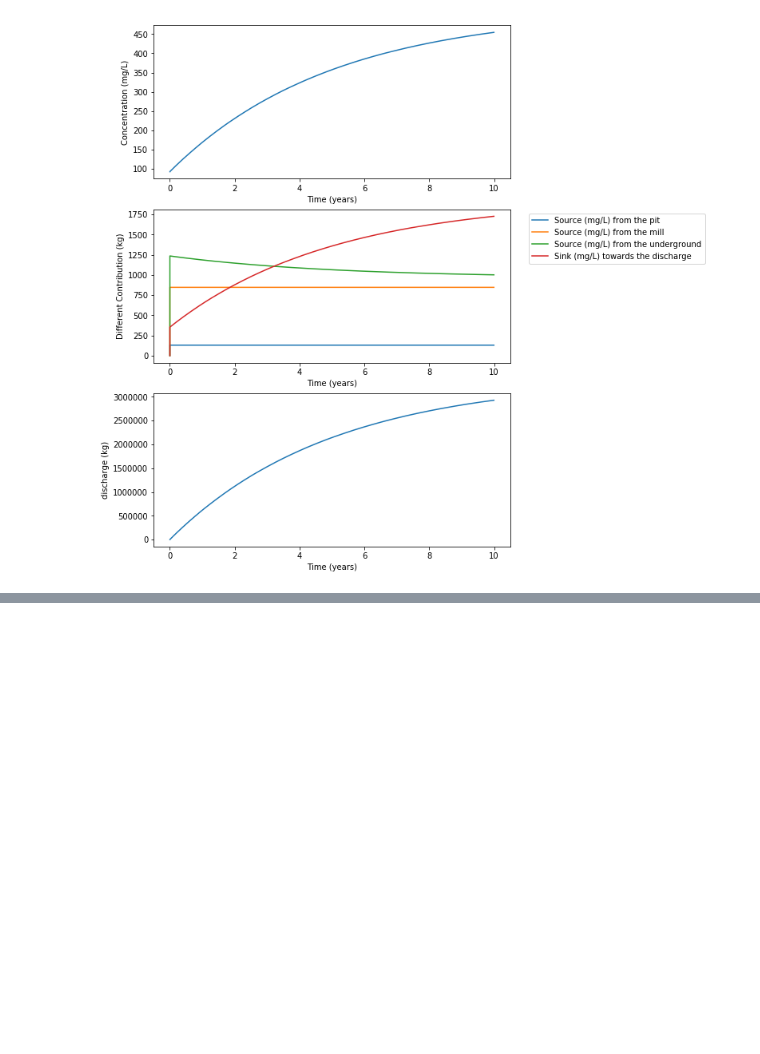
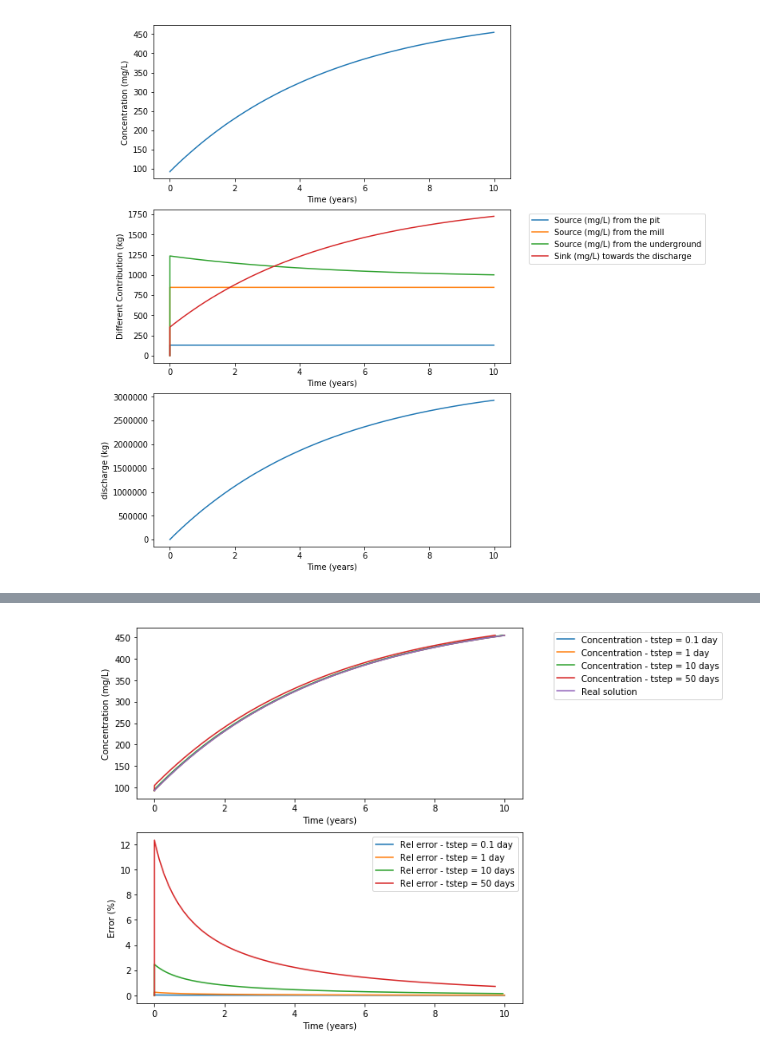
Before and after one commit to phaustin/e213_2019, a Jupyter notebook: tmf_assignment_ns.ipynb, the cells around one changed output, grey strips where cells are left out. Saved outputs shown, nothing was run; the diff lists cells and outputs as text; code cells hidden in the pictures; blank space fills up the shorter version.

```diff
--- a/tmf_assignment_ns.ipynb
+++ b/tmf_assignment_ns.ipynb
@@ -359,0 +443,91 @@ which is a 1$^{st}$ order linear ODE.
+# %%
+## First timestep = 0.1 day
+n = 10*365*Tf
+dt = 0.1*Seconds_in_a_day
+m1 = np.zeros(n, float)
+c1 = np.zeros(n, float)
+time1 = np.zeros(n,float)
+error1 = np.zeros(n,float)
+m1[0] = m0
+c1[0] = c0
+
+for i in range(n - 1):
+    S_pit = Q_pit*c_pit
+    S_mill = Q_mill*c_mill
+    S_dis = Q_dis*c1[i]
+    S_pore = Area*k*(c_pore-c1[i])
+
+    m1[i+1] = m1[i] + (S_pore + S_pit + S_mill - S_dis)*dt
+    c1[i+1] = m1[i+1]/V0
+    time1[i+1] = i*0.1/365 #time in years
+    c_real_t = c_inf + (c0-c_inf)*math.exp(-lam*time1[i+1]*24*3600*365)
+    error1[i+1] = (c1[i+1]-c_real_t)/c_real_t
+
+## Second timestep = 10 day
+n = int(365/10*Tf)
+dt = 10*Seconds_in_a_day
+m2 = np.zeros(n, float)
+c2 = np.zeros(n, float)
+error2 = np.zeros(n,float)
+time2 = np.zeros(n,float)
+m2[0] = m0
+c2[0] = c0
+
+for i in range(n - 1):
+    S_pit = Q_pit*c_pit
+    S_mill = Q_mill*c_mill
+    S_dis = Q_dis*c2[i]
+    S_pore = Area*k*(c_pore-c2[i])
+
+    m2[i+1] = m2[i] + (S_pore + S_pit + S_mill - S_dis)*dt
+    c2[i+1] = m2[i+1]/V0
+    time2[i+1] = i*10/365 #time in years
+    c_real_t = c_inf + (c0-c_inf)*math.exp(-lam*time2[i+1]*24*3600*365)
+    error2[i+1] = (c2[i+1]-c_real_t)/c_real_t
+
+## Third timestep = 50 day
+n = int(365/50*Tf)
+dt = 50*Seconds_in_a_day
+m3 = np.zeros(n, float)
+c3 = np.zeros(n, float)
+time3 = np.zeros(n,float)
+error3 = np.zeros(n,float)
+m3[0] = m0
+c3[0] = c0
+
+for i in range(n - 1):
+    S_pit = Q_pit*c_pit
+    S_mill = Q_mill*c_mill
+    S_dis = Q_dis*c3[i]
+    S_pore = Area*k*(c_pore-c3[i])
+
+    m3[i+1] = m3[i] + (S_pore + S_pit + S_mill - S_dis)*dt
+    c3[i+1] = m3[i+1]/V0
+    time3[i+1] = i*50/365 #time in years
+    c_real_t = c_inf + (c0-c_inf)*math.exp(-lam*time3[i+1]*24*3600*365)
+    error3[i+1] = (c3[i+1]-c_real_t)/c_real_t
+
+## Plot the different
+
+fig, (ax1,ax2) = plt.subplots(2, 1, figsize=(8, 8))
+
+# First plot is the evolution of concentration
+
+ax1.plot(time1, c1, label="Concentration - tstep = 0.1 day")
+ax1.plot(time, c, label="Concentration - tstep = 1 day")
+ax1.plot(time2, c2, label="Concentration - tstep = 10 days")
+ax1.plot(time3, c3, label="Concentration - tstep = 50 days")
+ax1.plot(time, c_real, label="Real solution")
+ax1.set(xlabel="Time (years)",ylabel="Concentration (mg/L)")
+ax1.legend(loc='upper center', bbox_to_anchor=(1.3, 1));
+
+# Second plot is the evolution of the error
+
+ax2.plot(time1, 100*error1, label="Rel error - tstep = 0.1 day")
+ax2.plot(time, 100*rel_error, label="Rel error - tstep = 1 day")
+ax2.plot(time2, 100*error2, label="Rel error - tstep = 10 days")
+ax2.plot(time3, 100*error3, label="Rel error - tstep = 50 days")
+ax2.set(xlabel="Time (years)",ylabel="Error (%)")
+ax2.legend();
+# %% [output]
+[figure, added]
```
Also changed, not shown: parts of 8 cells of this notebook, 1 other file.
